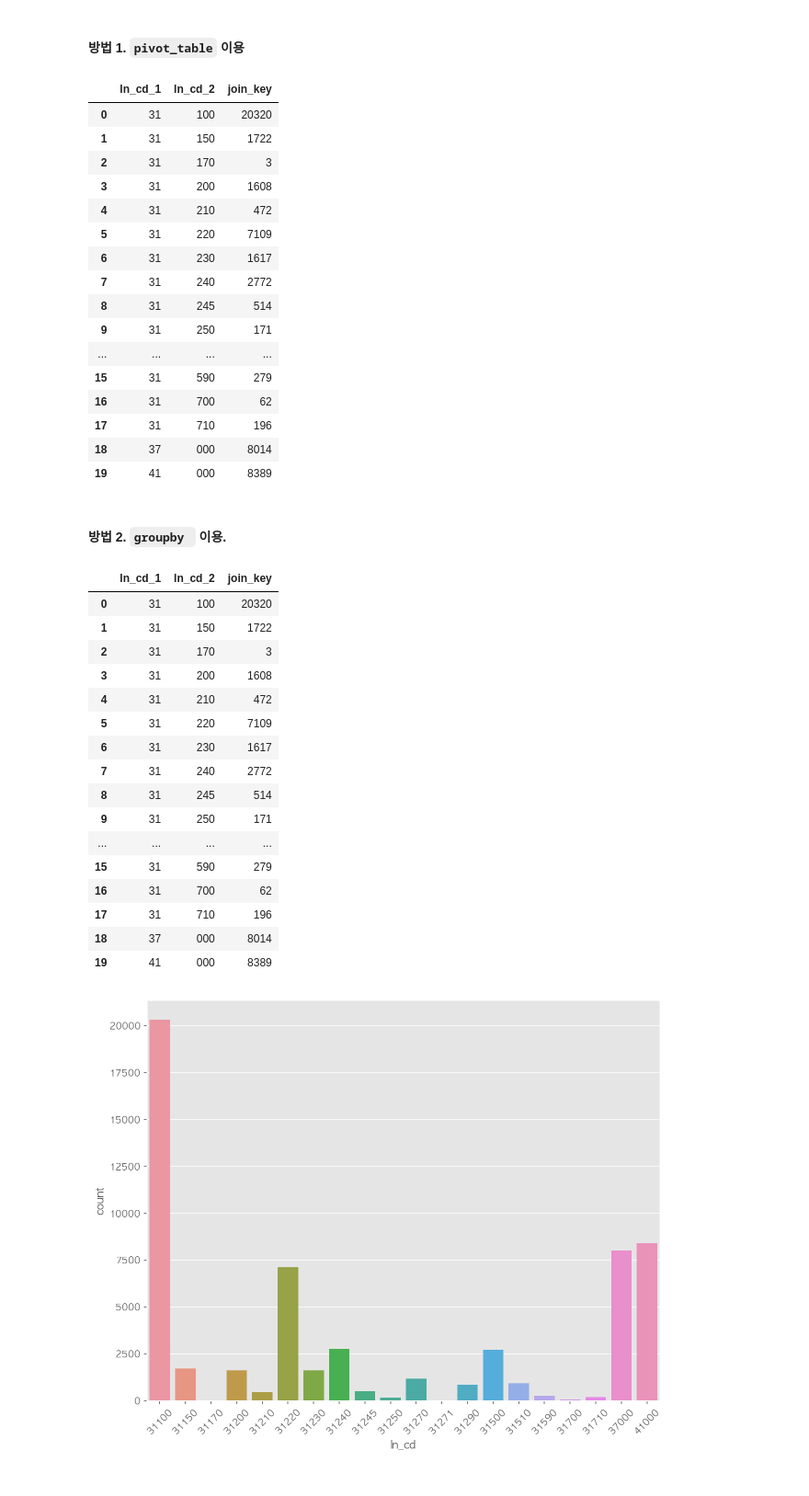
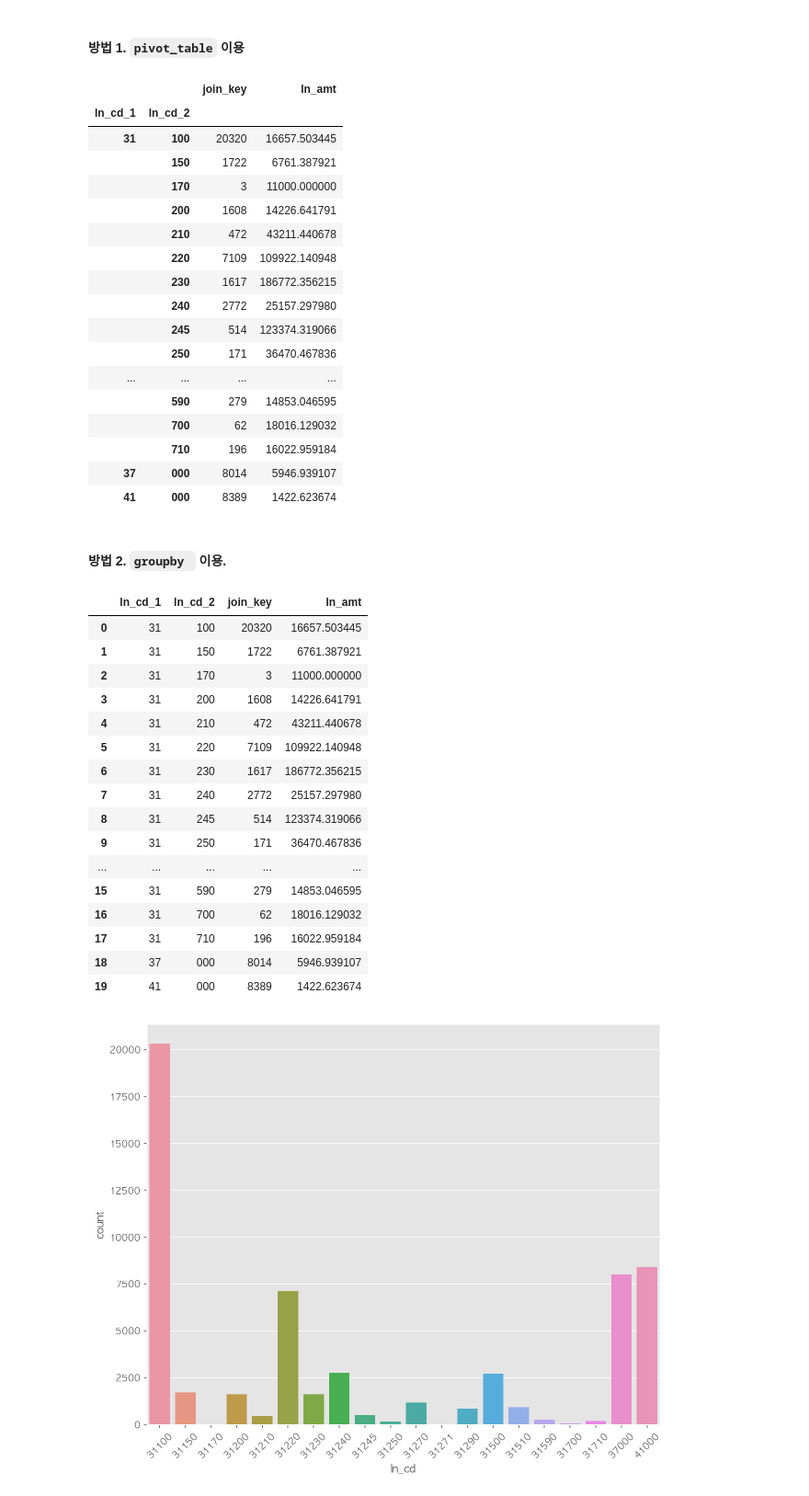
Before and after one commit to HyangGonJin/credb, a Jupyter notebook: [credb]Part1_preprocessing.ipynb, the cells around one changed output. Shown: that part at 92% size. Drawn from its saved outputs; the diff is of its cells as text; code cells hidden in the pictures.

```diff
--- a/[credb]Part1_preprocessing.ipynb
+++ b/[credb]Part1_preprocessing.ipynb
@@ -32,6 +42,6 @@ os.chdir("../../data/credb")
 # %%
 import glob
-path = "./*.csv"
+path = "./credb/*.csv"
 flist = glob.glob(path)
 flist = sorted(flist)
 flist
@@ -191,47 +204,48 @@ Name: ln_cd_1, dtype: int64
 # %% [markdown]
 #### 방법 1. `pivot_table` 이용
 # %%
-ln_dat.pivot_table(index=['ln_cd_1','ln_cd_2'],values='join_key',aggfunc='count').reset_index()
+ln_dat.pivot_table(index=['ln_cd_1','ln_cd_2'],values=['join_key','ln_amt'],aggfunc={'join_key' : 'count', 'ln_amt' : 'mean'})
 # %% [output]
-|  | ln_cd_1 | ln_cd_2 | join_key |
-| 0 | 31 | 100 | 20320 |
-| 1 | 31 | 150 | 1722 |
-| 2 | 31 | 170 | 3 |
-| 3 | 31 | 200 | 1608 |
-| 4 | 31 | 210 | 472 |
-| 5 | 31 | 220 | 7109 |
-| 6 | 31 | 230 | 1617 |
-| 7 | 31 | 240 | 2772 |
-| 8 | 31 | 245 | 514 |
-| 9 | 31 | 250 | 171 |
+|  |  | join_key | ln_amt |
+| ln_cd_1 | ln_cd_2 |  |  |
+| 31 | 100 | 20320 | 16657.503445 |
+|  | 150 | 1722 | 6761.387921 |
+|  | 170 | 3 | 11000.000000 |
+|  | 200 | 1608 | 14226.641791 |
+|  | 210 | 472 | 43211.440678 |
+|  | 220 | 7109 | 109922.140948 |
+|  | 230 | 1617 | 186772.356215 |
+|  | 240 | 2772 | 25157.297980 |
+|  | 245 | 514 | 123374.319066 |
+|  | 250 | 171 | 36470.467836 |
 | ... | ... | ... | ... |
-| 15 | 31 | 590 | 279 |
-| 16 | 31 | 700 | 62 |
-| 17 | 31 | 710 | 196 |
-| 18 | 37 | 000 | 8014 |
-| 19 | 41 | 000 | 8389 |
+|  | 590 | 279 | 14853.046595 |
+|  | 700 | 62 | 18016.129032 |
+|  | 710 | 196 | 16022.959184 |
+| 37 | 000 | 8014 | 5946.939107 |
+| 41 | 000 | 8389 | 1422.623674 |
 # %% [markdown]
 #### 방법 2. `groupby ` 이용.
 # %%
-ln_dat.groupby(by=['ln_cd_1','ln_cd_2'],as_index=False).agg({'join_key':'count'})
+ln_dat.groupby(by=['ln_cd_1','ln_cd_2'],as_index=False).agg({'join_key' : 'count', 'ln_amt' : 'mean'})
 # %% [output]
-|  | ln_cd_1 | ln_cd_2 | join_key |
-| 0 | 31 | 100 | 20320 |
-| 1 | 31 | 150 | 1722 |
-| 2 | 31 | 170 | 3 |
-| 3 | 31 | 200 | 1608 |
-| 4 | 31 | 210 | 472 |
-| 5 | 31 | 220 | 7109 |
-| 6 | 31 | 230 | 1617 |
-| 7 | 31 | 240 | 2772 |
-| 8 | 31 | 245 | 514 |
-| 9 | 31 | 250 | 171 |
-| ... | ... | ... | ... |
-| 15 | 31 | 590 | 279 |
-| 16 | 31 | 700 | 62 |
-| 17 | 31 | 710 | 196 |
-| 18 | 37 | 000 | 8014 |
-| 19 | 41 | 000 | 8389 |
+|  | ln_cd_1 | ln_cd_2 | join_key | ln_amt |
+| 0 | 31 | 100 | 20320 | 16657.503445 |
+| 1 | 31 | 150 | 1722 | 6761.387921 |
+| 2 | 31 | 170 | 3 | 11000.000000 |
+| 3 | 31 | 200 | 1608 | 14226.641791 |
+| 4 | 31 | 210 | 472 | 43211.440678 |
+| 5 | 31 | 220 | 7109 | 109922.140948 |
+| 6 | 31 | 230 | 1617 | 186772.356215 |
+| 7 | 31 | 240 | 2772 | 25157.297980 |
+| 8 | 31 | 245 | 514 | 123374.319066 |
+| 9 | 31 | 250 | 171 | 36470.467836 |
+| ... | ... | ... | ... | ... |
+| 15 | 31 | 590 | 279 | 14853.046595 |
+| 16 | 31 | 700 | 62 | 18016.129032 |
+| 17 | 31 | 710 | 196 | 16022.959184 |
+| 18 | 37 | 000 | 8014 | 5946.939107 |
+| 19 | 41 | 000 | 8389 | 1422.623674 |
 # %%
 fig,ax = plt.subplots(figsize=(10,8))
 
```
Also changed, not shown: parts of 75 cells of this notebook.
